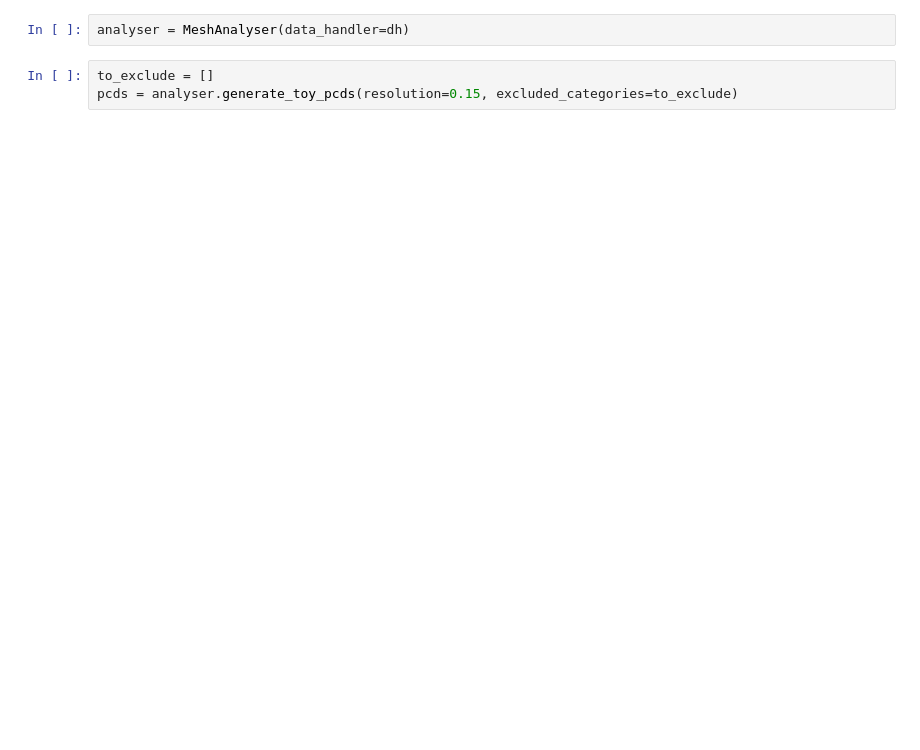
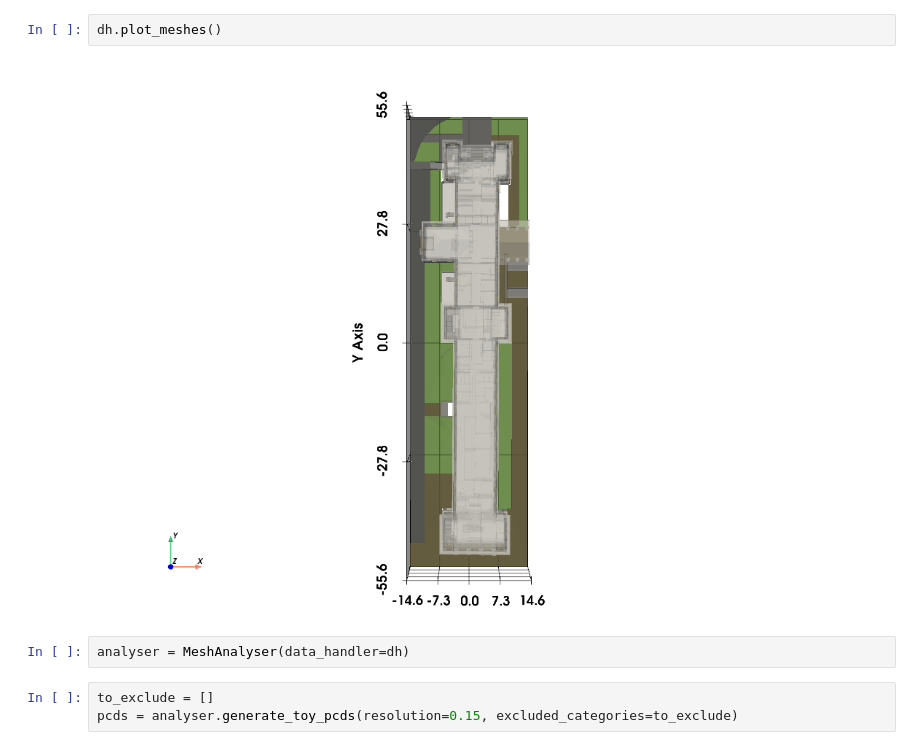
Before and after one commit to Chiark-Collective/Pointcept, a Jupyter notebook: notebooks/fold_allocations/park_row.ipynb, the cells around one changed output. Drawn from its saved outputs; the diff is of its cells as text; blank space fills up the shorter version.

```diff
--- a/notebooks/fold_allocations/park_row.ipynb
+++ b/notebooks/fold_allocations/park_row.ipynb
@@ -34,3 +28,7 @@ dh.ensure_meshes()
+# %%
+dh.plot_meshes()
+# %% [output]
+[figure, added]
 # %%
 analyser = MeshAnalyser(data_handler=dh)
 # %%
```
Also changed, not shown: parts of 17 cells of this notebook, 7 other files.
